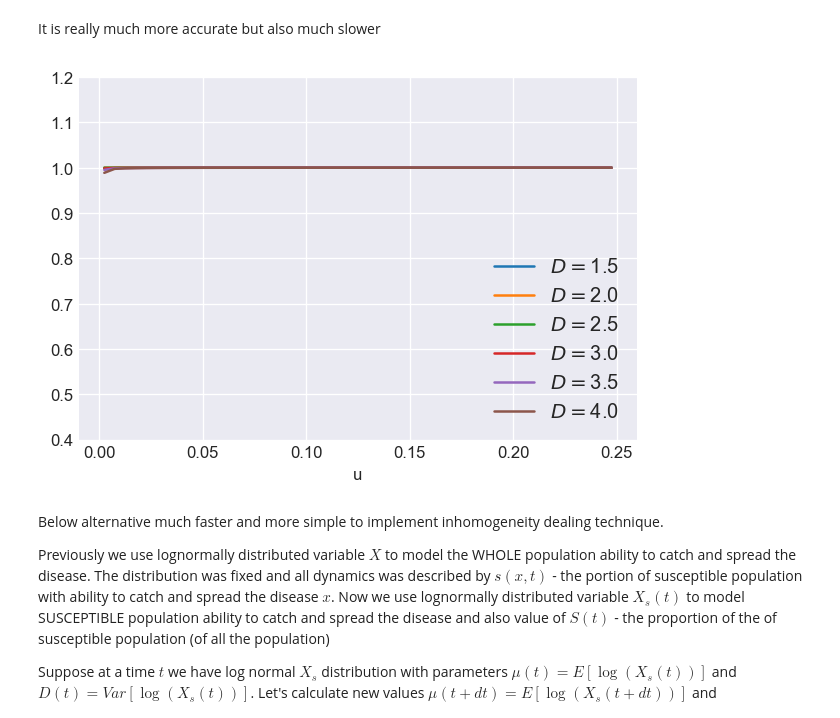
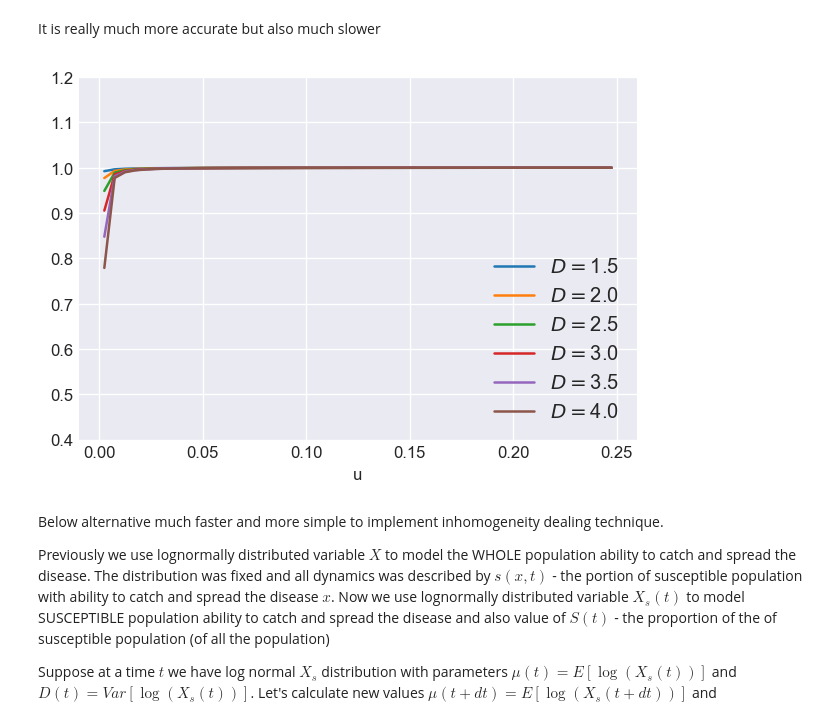
Before and after one commit to ivvaan/A-disease-spread-inhomogeneous-models, a Jupyter notebook: city_level_spread_dymamic.ipynb, the cells around one changed output. Saved outputs shown, nothing was run; the diff lists cells and outputs as text; code cells hidden in the pictures.

```diff
--- a/city_level_spread_dymamic.ipynb
+++ b/city_level_spread_dymamic.ipynb
@@ -146,14 +146,14 @@ def LaplTrLNApprox(u,mu0,D0):
 # %% [markdown]
 And now we can make the check:
 # %%
-mu0=0
+mu0=1.5
 D_step=0.5
 D_min=1.5
 D_max=4.0
 D_range=np.arange(D_min,D_max+D_step, D_step,dtype=np.float64)
 u_step=0.005
 u_min=0.0
-u_max=5.0
+u_max=4.0
 
 u_range=np.arange(u_min,u_max+u_step, u_step,dtype=np.float64)
 
@@ -188,6 +188,8 @@ So the approximation is quite good for $u>1$, but nearby 0 it is unsatisfactory.
 Now we define the Laplace transform by direct integrating
 # %%
 def LaplTrLNDirect(u,mu0,D0):
+    max_exp=744.0 # np.exp(-max_exp) - minimal double value to calculate without overflow
+    a=max_exp*np.exp(-(np.sqrt(2.0*max_exp*D0)+mu0)/2.0)
     def LLN(v): #calculates the Laplace transform for scalar v
         if v==0:
             return np.sqrt(2.0*np.pi*D0)
@@ -196,11 +198,11 @@ def LaplTrLNDirect(u,mu0,D0):
             s=np.exp(y+mu0)*v+0.5*y**2/D0
             return np.exp(-s)
 
-        max_exp=744.0 # np.exp(-max_exp) - minimal double value to calculate without overflow
         lb=-np.sqrt(2.0*max_exp*D0) #low integration bound
         # for smaller values integrand will be calculated as zero
         # anyway due to overflow
-        ub=3.*np.log(max_exp/v)-mu0 #upper integration bound
+        ub=3.*np.log(max_exp/(v+a))-mu0 #upper integration bound
+
         # for bigger values integrand will be calculated as zero
         # anyway due to overflow
         if lb>=ub:
@@ -213,14 +215,14 @@ It is really much more accurate but also much slower
 # %%
 fig, ax = plt.subplots(dpi=120)
 for D0 in D_range:
-    u,r=check_ratio(LaplTrLNDirect,u_subrange,-2.0,D0)
+    u,r=check_ratio(LaplTrLNDirect,u_subrange,mu0,D0)
     plt.plot(u, r, label=f'$D=${D0}')
 plt.xlabel('u')
 ax.set_ylim([0.4,1.2])
 plt.legend(loc='lower right')
 plt.show()
 # %% [output]
-[figure, old version]
+[figure, new version]
 # %% [markdown]
 Below alternative much faster and more simple to implement inhomogeneity dealing technique.
 
```
Also changed, not shown: parts of 6 cells of this notebook.
